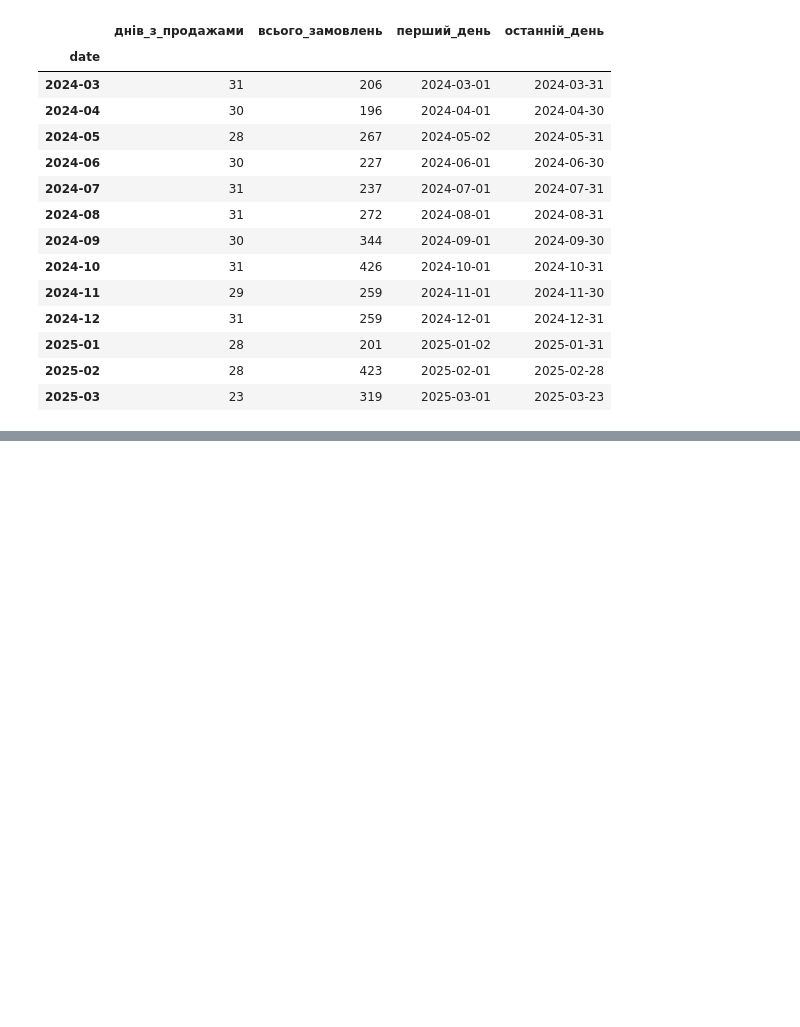
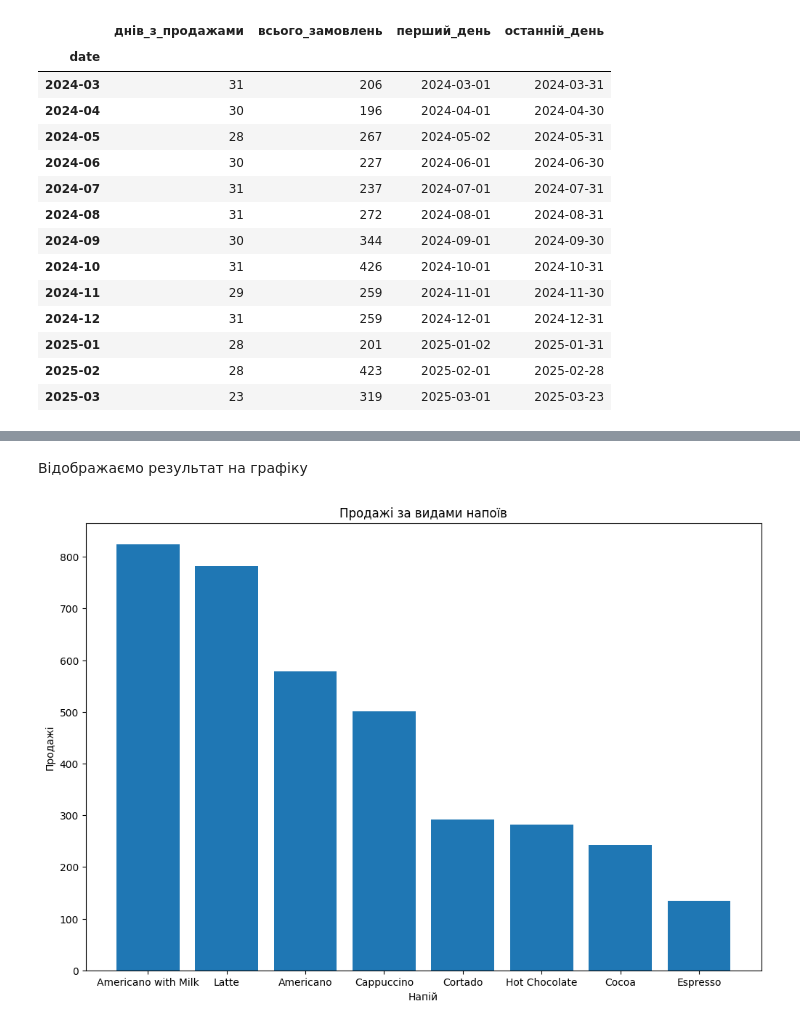
Before and after one commit to LuxorLu/LuxorLu, a Jupyter notebook: Coffee_Sales.ipynb, the cells around one changed output, grey strips where cells are left out. Cells and saved outputs as stored; diff of their text form; code cells hidden in the pictures; blank space fills up the shorter version.

```diff
--- a/Coffee_Sales.ipynb
+++ b/Coffee_Sales.ipynb
@@ -137,0 +250,27 @@ df.groupby(df['date'].dt.to_period('M')).agg(
+# %% [markdown]
+Відображаємо результат на графіку
+# %%
+import matplotlib.pyplot as plt
+
+# задаємо розмір графіку
+
+plt.figure(figsize=(12, 8))
+
+# продажі для кожного напою
+
+missing_sales = df['coffee_name'].value_counts()
+
+# малюємо графік
+
+plt.bar(missing_sales.index, missing_sales.values)
+
+# дамо назву графіку та нашим осям
+
+plt.title('Продажі за видами напоїв')
+plt.xlabel('Напій')
+plt.ylabel('Продажі')
+
+# відображаємо графік
+plt.show()
+# %% [output]
+[figure, added]
```
Also changed, not shown: parts of 9 cells of this notebook.
